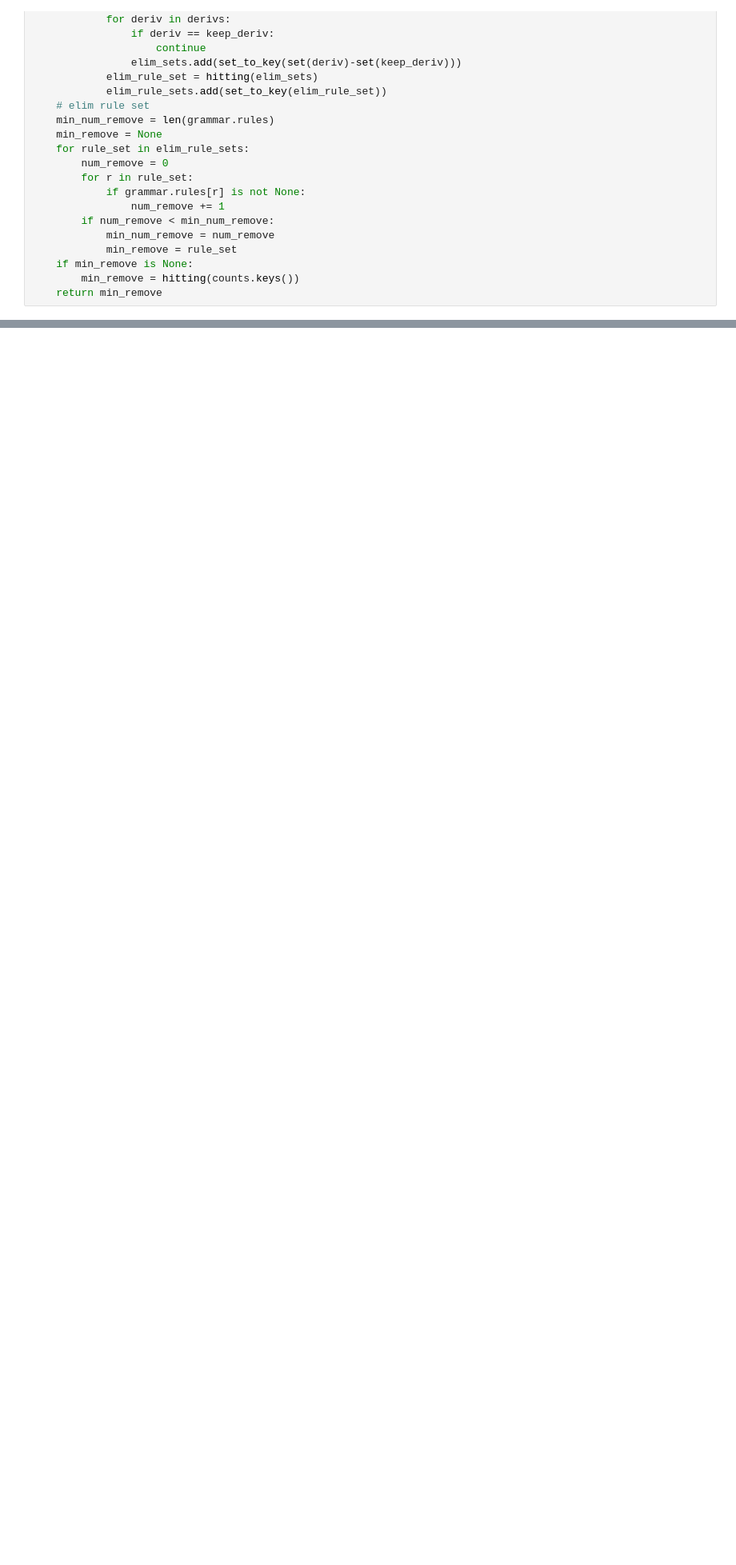
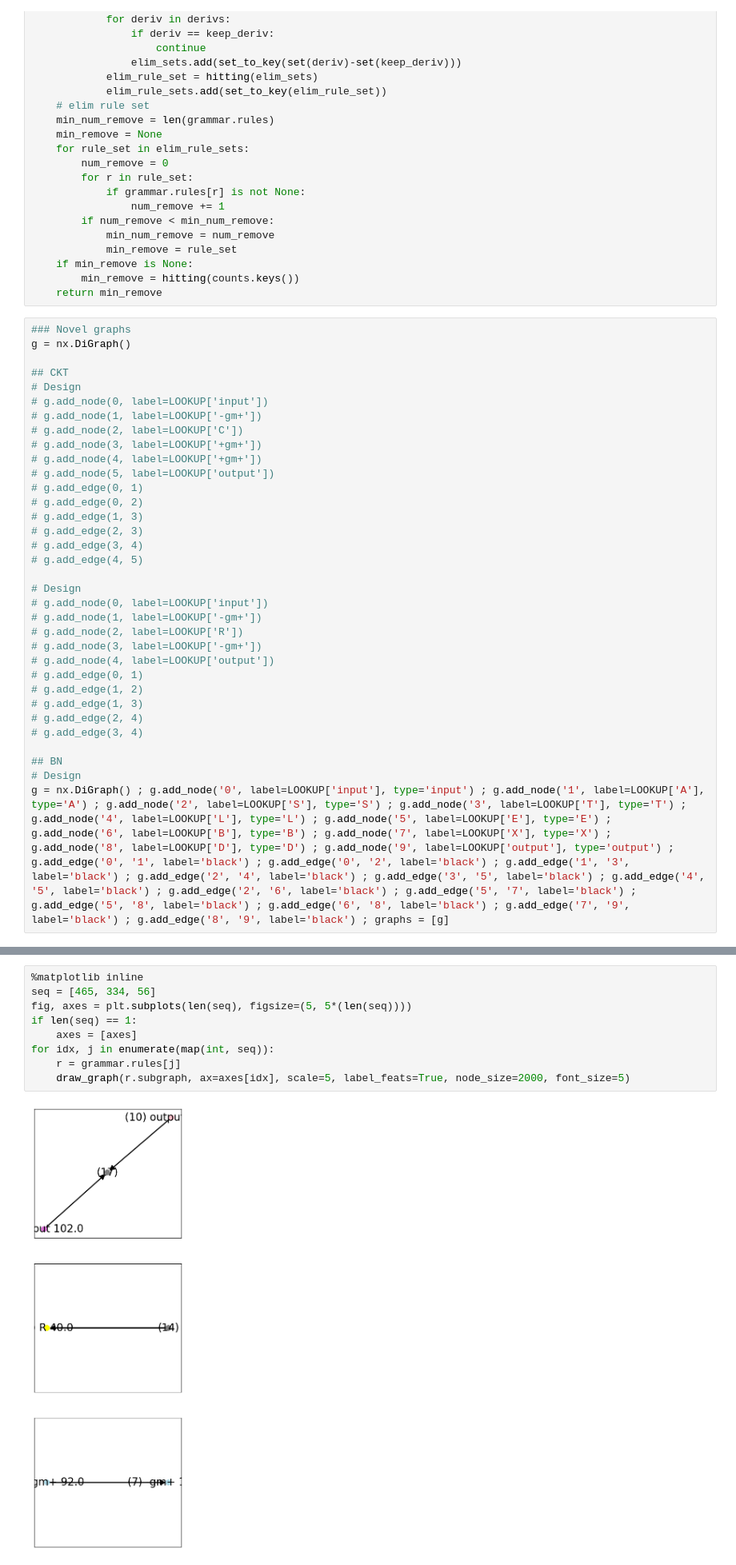
Before and after one commit to shiningsunnyday/induction, a Jupyter notebook: notebooks/playground-ambiguity.ipynb, the cells around one changed output, grey strips where cells are left out. Shown: that part at 80% size. Saved outputs shown, nothing was run; the diff lists cells and outputs as text; blank space fills up the shorter version.

```diff
--- a/notebooks/playground-ambiguity.ipynb
+++ b/notebooks/playground-ambiguity.ipynb
@@ -220,6 +214,40 @@ def try_disambiguate(grammar, derivs):
     if min_remove is None:
         min_remove = hitting(counts.keys())
     return min_remove
+# %%
+### Novel graphs
+g = nx.DiGraph()
+
+## CKT
+# Design
+# g.add_node(0, label=LOOKUP['input'])
+# g.add_node(1, label=LOOKUP['-gm+'])
+# g.add_node(2, label=LOOKUP['C'])
+# g.add_node(3, label=LOOKUP['+gm+'])
+# g.add_node(4, label=LOOKUP['+gm+'])
+# g.add_node(5, label=LOOKUP['output'])
+# g.add_edge(0, 1)
+# g.add_edge(0, 2)
+# g.add_edge(1, 3)
+# g.add_edge(2, 3)
+# g.add_edge(3, 4)
+# g.add_edge(4, 5)
+
+# Design
+# g.add_node(0, label=LOOKUP['input'])
+# g.add_node(1, label=LOOKUP['-gm+'])
+# g.add_node(2, label=LOOKUP['R'])
+# g.add_node(3, label=LOOKUP['-gm+'])
+# g.add_node(4, label=LOOKUP['output'])
+# g.add_edge(0, 1)
+# g.add_edge(1, 2)
+# g.add_edge(1, 3)
+# g.add_edge(2, 4)
+# g.add_edge(3, 4)
+
+## BN
+# Design
+g = nx.DiGraph() ; g.add_node('0', label=LOOKUP['input'], type='input') ; g.add_node('1', label=LOOKUP['A'], type='A') ; g.add_node('2', label=LOOKUP['S'], type='S') ; g.add_node('3', label=LOOKUP['T'], type='T') ; g.add_node('4', label=LOOKUP['L'], type='L') ; g.add_node('5', label=LOOKUP['E'], type='E') ; g.add_node('6', label=LOOKUP['B'], type='B') ; g.add_node('7', label=LOOKUP['X'], type='X') ; g.add_node('8', label=LOOKUP['D'], type='D') ; g.add_node('9', label=LOOKUP['output'], type='output') ; g.add_edge('0', '1', label='black') ; g.add_edge('0', '2', label='black') ; g.add_edge('1', '3', label='black') ; g.add_edge('2', '4', label='black') ; g.add_edge('3', '5', label='black') ; g.add_edge('4', '5', label='black') ; g.add_edge('2', '6', label='black') ; g.add_edge('5', '7', label='black') ; g.add_edge('5', '8', label='black') ; g.add_edge('6', '8', label='black') ; g.add_edge('7', '9', label='black') ; g.add_edge('8', '9', label='black') ; graphs = [g]
 # %%
 all_derivs = {}
 index_graphs = [(i, graph) for i, graph in enumerate(graphs)]
@@ -271,0 +449,11 @@ hitting(set(S))
+# %%
+%matplotlib inline
+seq = [465, 334, 56]
+fig, axes = plt.subplots(len(seq), figsize=(5, 5*(len(seq))))
+if len(seq) == 1:
+    axes = [axes]
+for idx, j in enumerate(map(int, seq)):
+    r = grammar.rules[j]
+    draw_graph(r.subgraph, ax=axes[idx], scale=5, label_feats=True, node_size=2000, font_size=5)
+# %% [output]
+[figure, added]
```
Also changed, not shown: parts of 6 cells of this notebook, 3 other files.
